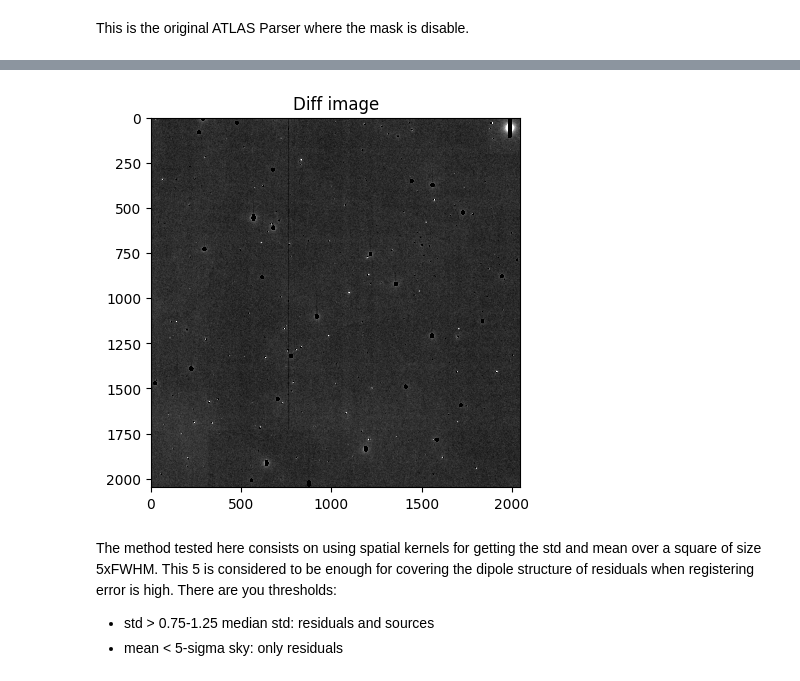
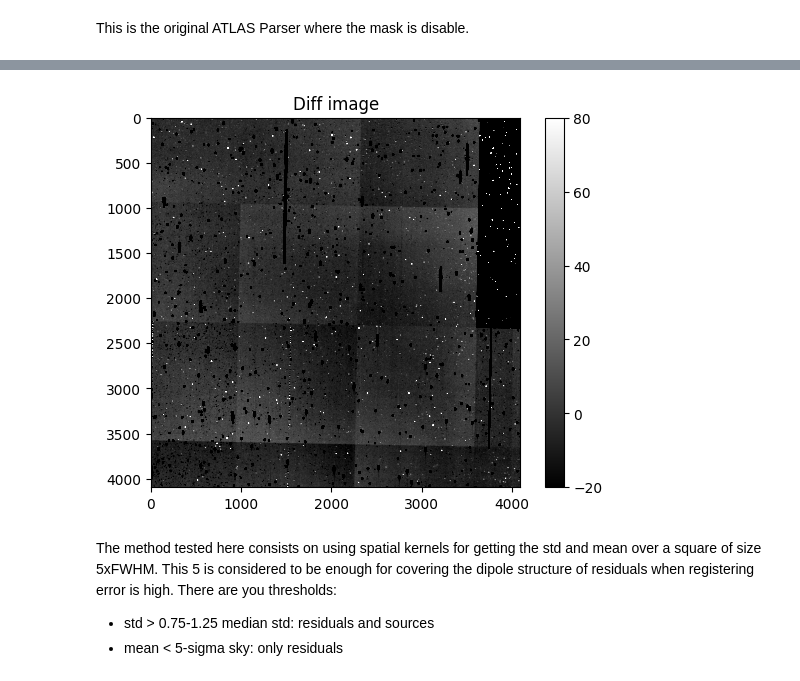
Before and after one commit to miguelralarcon/kbmod_atlas, a Jupyter notebook: lab/residual_masking.ipynb, the cells around one changed output, grey strips where cells are left out. Cells and saved outputs as stored; diff of their text form; code cells hidden in the pictures.

```diff
--- a/lab/residual_masking.ipynb
+++ b/lab/residual_masking.ipynb
@@ -200,7 +200,7 @@ class ATLASParser():
         ny = self.crop_params['crop_size']
 
         # executable path
-        warpsky_path = "../parsers/warpsky"
+        warpsky_path = "./parsers/warpsky"
         command = [warpsky_path, image_file, res_file, '-var', var_file,'-r0', str(center_ra), '-d0', str(center_dec), '-cx', '0', '-cy', '0']
         if nx is not None:
             command += ['-nx', str(nx), '-ny', str(ny)]
@@ -266,20 +273,19 @@ class ATLASParser():
 # %%
-# Creation of a test stack
-
 results_suffix = "atlas_test"
 img_typ = 'diff'
 working_path = '/app/images/KBMOD/'
 res_filepath = '/app/data/atlas'
-size = 2048
-crop_params = {'center_coords': ((3+17/60+54/3600)*15, 17+0/60+10/3600),
+
+size = 4*1024
+
+crop_params = {'center_coords': (281.8989, -22.9902),
                 'crop_size': size}
 
 ATLAS_Parser = ATLASParser(working_path, image_type=img_typ, crop_params=crop_params)
-sci_filelist = glob(os.path.join(ATLAS_Parser.ori_image_path, '*60147*.fits.fz'))
+sci_filelist = glob(os.path.join(ATLAS_Parser.ori_image_path, '*58668*.fits.fz'))
 sci_filelist.sort()
-sci_filelist = sci_filelist[:1]
 
-stack, img_info = ATLAS_Parser.load_images(sci_filelist)
+stack, img_info = ATLAS_Parser.load_images(sci_filelist[:1])
 # %% [output]
 ---------------------------------------
 Loading Images
@@ -312,11 +318,12 @@ fwhm = ima.get_psf().get_stdev()*2.35
 # %%
 import matplotlib.pyplot as plt
 image = img_array[0,::-1,::-1]#[0,50:-50,50:-50][::-1,::-1]
 plt.imshow(image, cmap='gray', vmin=-20, vmax=80)
 plt.title('Diff image')
+plt.colorbar()
 plt.show()
 # %% [output]
-[figure, old version]
+[figure, new version]
 # %% [markdown]
 The method tested here consists on using spatial kernels for getting the std and mean over a square of size 5xFWHM. This 5 is considered to be enough for covering the dipole structure of residuals when registering error is high.
 There are you thresholds:
```
Also changed, not shown: parts of 26 cells of this notebook, 1 other file.
